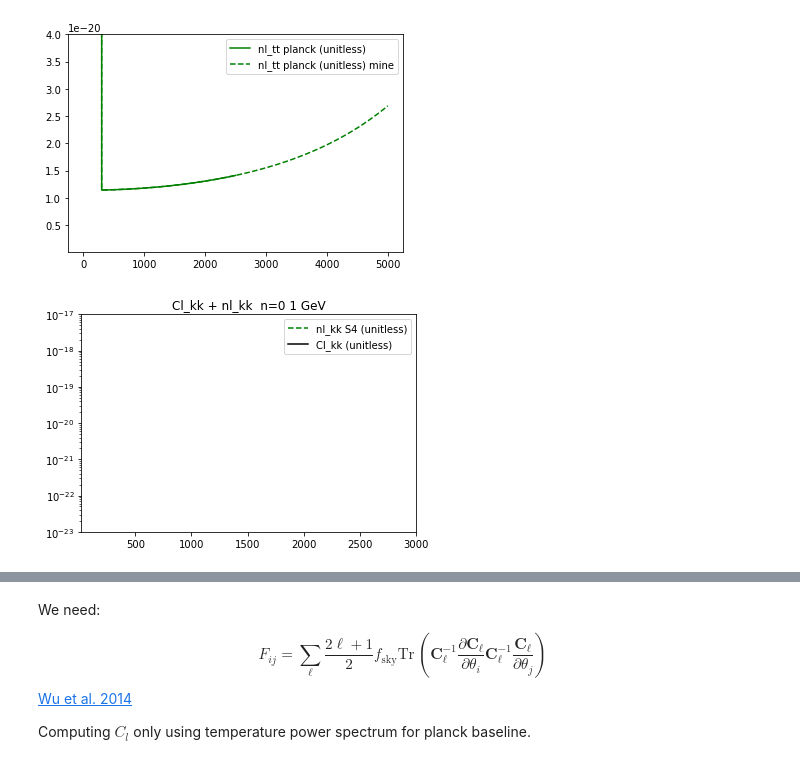
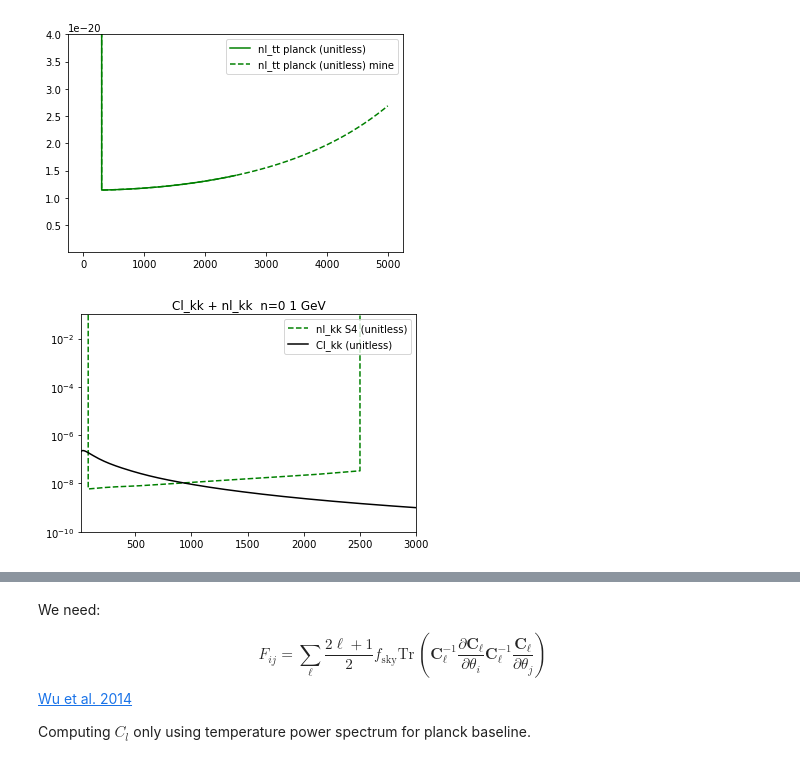
Before and after one commit to iej2106/fisher_dmb, a Jupyter notebook: compute_fisher_dmb_S4.ipynb, the cells around one changed output, grey strips where cells are left out. Cells and saved outputs as stored; diff of their text form; code cells hidden in the pictures.

```diff
--- a/compute_fisher_dmb_S4.ipynb
+++ b/compute_fisher_dmb_S4.ipynb
@@ -75,4 +75,4 @@ nl_ee = a[1] /((1.0e6*Tcmb)**2)
 
 nl_kk_3000 = a[2] #/((1.0e6*Tcmb)**2)
 nl_kk = [1e100 for i in range(0, 5001, 1)]
-nl_kk[100:2501] = nl_kk_3000
+nl_kk[0:2501] = nl_kk_3000
@@ -139,15 +147,15 @@ plt.legend(loc="upper right")
 # %%
 plt.plot(nl_kk , 'g--',label="nl_kk S4 (unitless)")
 plt.plot(Cl_est_kk, 'k-',label="Cl_kk (unitless)")
 plt.yscale('log')
 #plt.xscale('log')
-plt.ylim(1e-23,1e-17)
+plt.ylim(1e-10,1e-1)
 plt.xlim(20,3000)
 plt.legend(loc="upper right")
 plt.title('Cl_kk + nl_kk  n=0 1 GeV')
 plt.show()
 # %% [output]
-[figure, old version]
+[figure, new version]
 # %%
 #For right and left C_l's:
 def utility_function_call_CLASS(input_dict, l_max=5000):
```
Also changed, not shown: parts of 13 cells of this notebook.
